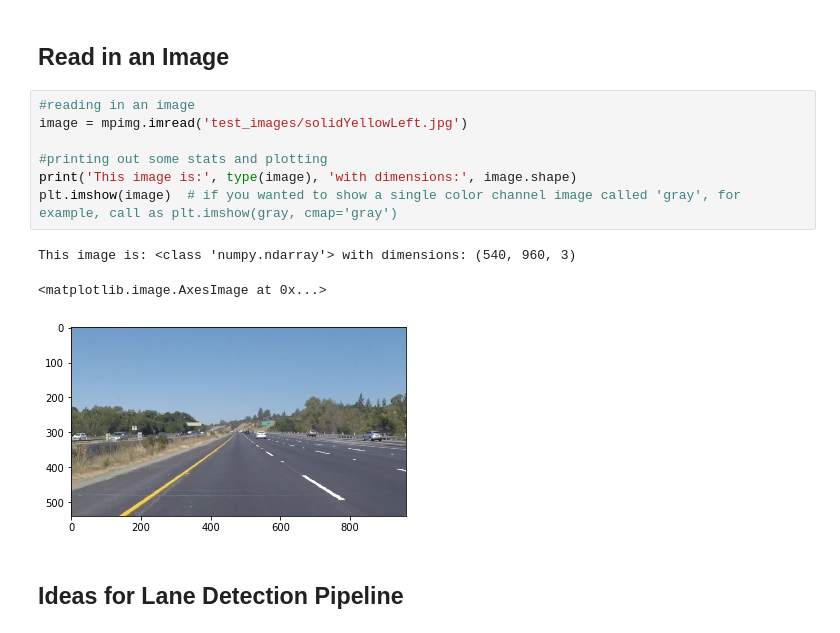
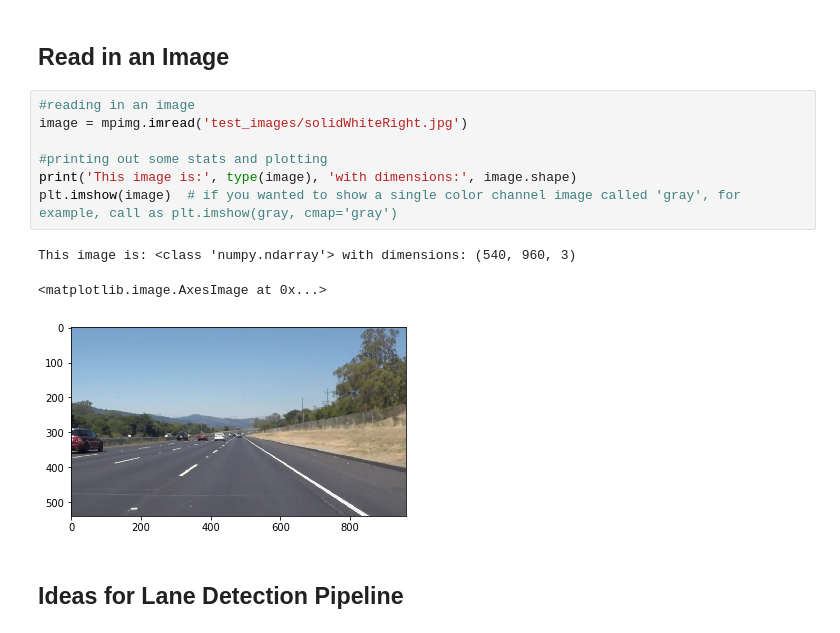
Before and after one commit to shauryad15/CarND-LaneLines-P1, a Jupyter notebook: P1.ipynb, the cells around one changed output. Saved outputs shown, nothing was run; the diff lists cells and outputs as text.

```diff
--- a/P1.ipynb
+++ b/P1.ipynb
@@ -51,15 +51,15 @@ import cv2
 ## Read in an Image
 # %%
 #reading in an image
-image = mpimg.imread('test_images/solidYellowLeft.jpg')
+image = mpimg.imread('test_images/solidWhiteRight.jpg')
 
 #printing out some stats and plotting
 print('This image is:', type(image), 'with dimensions:', image.shape)
 plt.imshow(image)  # if you wanted to show a single color channel image called 'gray', for example, call as plt.imshow(gray, cmap='gray')
 # %% [output]
 This image is: <class 'numpy.ndarray'> with dimensions: (540, 960, 3)
 <matplotlib.image.AxesImage at 0x...>
-[figure, old version]
+[figure, new version]
 # %% [markdown]
 ## Ideas for Lane Detection Pipeline
 # %% [markdown]
```
Also changed, not shown: parts of 4 cells of this notebook, 3 other files.
